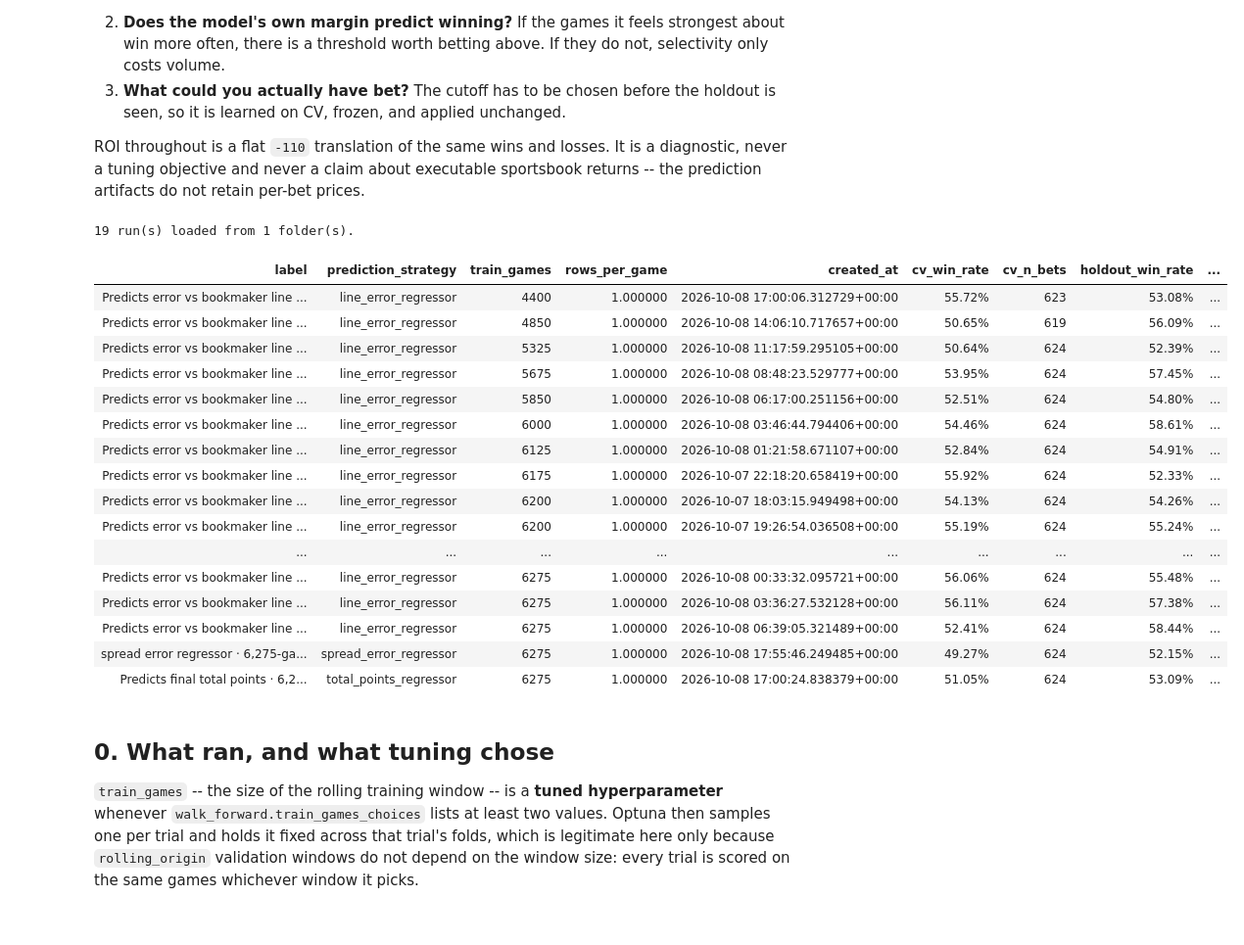
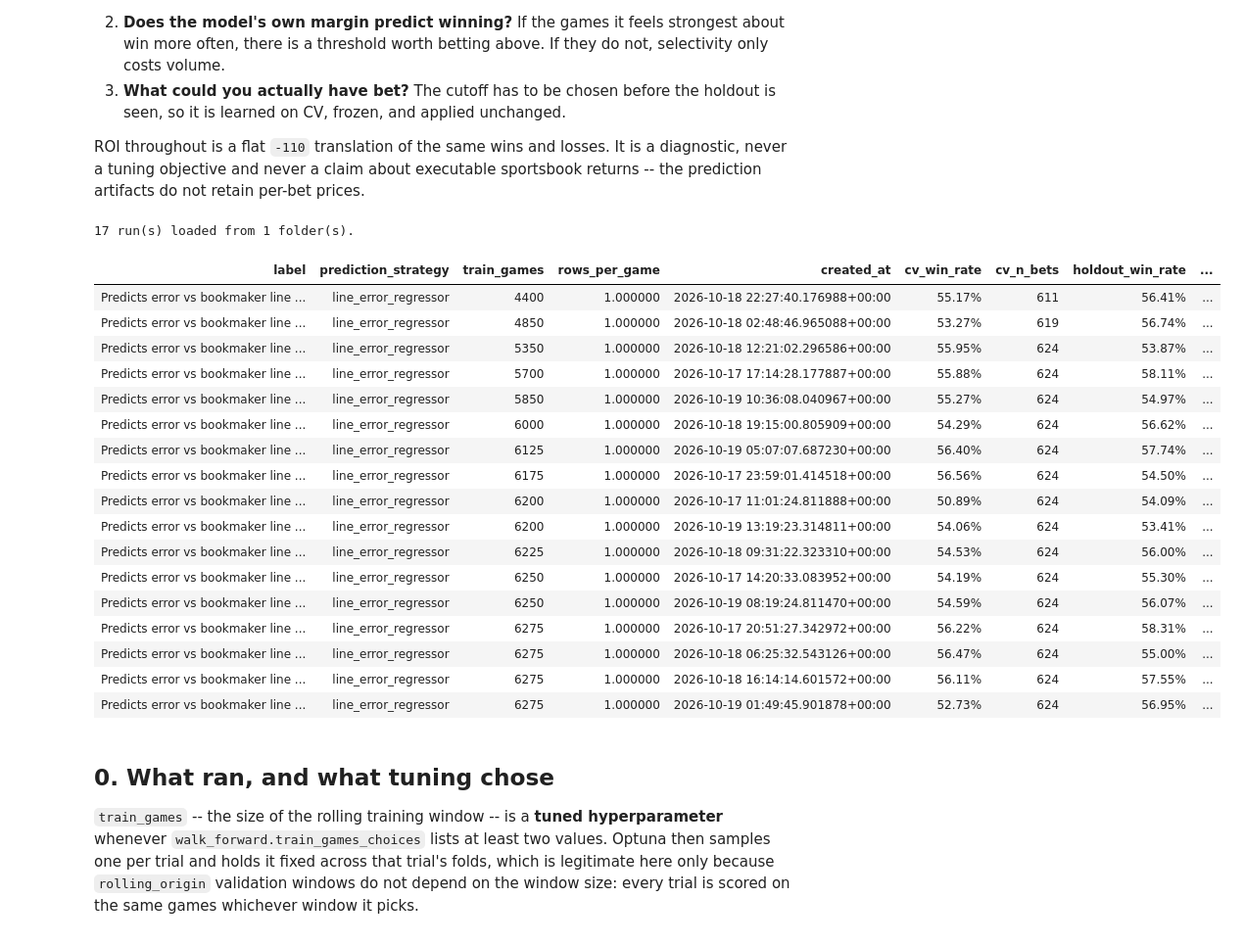
Before and after one commit to aalvarezvarela/Scorecast, a Jupyter notebook: experiments/notebooks/survey_experiments.ipynb, the cells around one changed output. Shown at 98% size. Cells and saved outputs as stored; diff of their text form; code cells hidden in the pictures.

```diff
--- a/experiments/notebooks/survey_experiments.ipynb
+++ b/experiments/notebooks/survey_experiments.ipynb
@@ -58,7 +58,7 @@ SOURCES = ['experiments/history_depth_line_error_2_5_2026_09']
 SOURCES = ['closing_line_error_6x100_2_5_2026_09', 'closing_spread_6x100_2_5_2026_09' , 'closing_total_points_6x100_2_5_2026_09']
 SOURCES = ['promote_intermediate_line_error_2_5_2026_09']
 SOURCES = ['prod_rerun_2_5_2026_10', 'prod_replica_2_6_2026_10']
-SOURCES = ['prod_replica_2_6_2026_10']
+SOURCES = ['retrain_line_error_2_5_2026_10']
 
 for expr in SOURCES:
     if not expr.startswith('experiments/'):
@@ -119,50 +119,51 @@ predictions = loaders.load_prediction_cache(runs)
 # Scored here so the inventory already answers "how often did it pick the right
 # side?", and reused by section 1 rather than scoring every prediction twice.
 scoreboard = coverage.build_scoreboard(runs, predictions)
 # n_seeds / seed_roi_range come from seed_stability.csv and are 1 / NaN on a
 # single-seed run. They belong next to the win rates: seed_roi_range is the
 # spread of ONE config's own ROI across seeds, so any between-run gap smaller
 # than it is not a result. A run with no extra seeds simply has no error bar.
 inventory = runs[[
     'label', 'prediction_strategy', 'train_games', 'rows_per_game', 'created_at',
 
 ]].merge(
     scoreboard[[
         'label', 'cv_win_rate', 'cv_n_bets', 'holdout_win_rate', 'holdout_n_bets',
     ]],
     on='label', how='left',
 )
 
 print(f"{len(runs)} run(s) loaded from {runs['source_path'].nunique()} folder(s).")
 display(
     inventory.style.format({
         'cv_win_rate': '{:.2%}',
         'holdout_win_rate': '{:.2%}',
         'cv_n_bets': '{:,.0f}',
         'holdout_n_bets': '{:,.0f}',
         'n_seeds': '{:.0f}',
         'seed_roi_range': '{:.2%}',
     }, na_rep='—').hide(axis='index')
 )
 # %% [output]
-19 run(s) loaded from 1 folder(s).
+17 run(s) loaded from 1 folder(s).
 | label | prediction_strategy | train_games | rows_per_game | created_at | cv_win_rate | cv_n_bets | holdout_win_rate | ... |
-| Predicts error vs bookmaker line ... | line_error_regressor | 4400 | 1.000000 | 2026-10-08 17:00:06.312729+00:00 | 55.72% | 623 | 53.08% | ... |
-| Predicts error vs bookmaker line ... | line_error_regressor | 4850 | 1.000000 | 2026-10-08 14:06:10.717657+00:00 | 50.65% | 619 | 56.09% | ... |
-| Predicts error vs bookmaker line ... | line_error_regressor | 5325 | 1.000000 | 2026-10-08 11:17:59.295105+00:00 | 50.64% | 624 | 52.39% | ... |
-| Predicts error vs bookmaker line ... | line_error_regressor | 5675 | 1.000000 | 2026-10-08 08:48:23.529777+00:00 | 53.95% | 624 | 57.45% | ... |
-| Predicts error vs bookmaker line ... | line_error_regressor | 5850 | 1.000000 | 2026-10-08 06:17:00.251156+00:00 | 52.51% | 624 | 54.80% | ... |
-| Predicts error vs bookmaker line ... | line_error_regressor | 6000 | 1.000000 | 2026-10-08 03:46:44.794406+00:00 | 54.46% | 624 | 58.61% | ... |
-| Predicts error vs bookmaker line ... | line_error_regressor | 6125 | 1.000000 | 2026-10-08 01:21:58.671107+00:00 | 52.84% | 624 | 54.91% | ... |
-| Predicts error vs bookmaker line ... | line_error_regressor | 6175 | 1.000000 | 2026-10-07 22:18:20.658419+00:00 | 55.92% | 624 | 52.33% | ... |
-| Predicts error vs bookmaker line ... | line_error_regressor | 6200 | 1.000000 | 2026-10-07 18:03:15.949498+00:00 | 54.13% | 624 | 54.26% | ... |
-| Predicts error vs bookmaker line ... | line_error_regressor | 6200 | 1.000000 | 2026-10-07 19:26:54.036508+00:00 | 55.19% | 624 | 55.24% | ... |
-| ... | ... | ... | ... | ... | ... | ... | ... | ... |
-| Predicts error vs bookmaker line ... | line_error_regressor | 6275 | 1.000000 | 2026-10-08 00:33:32.095721+00:00 | 56.06% | 624 | 55.48% | ... |
-| Predicts error vs bookmaker line ... | line_error_regressor | 6275 | 1.000000 | 2026-10-08 03:36:27.532128+00:00 | 56.11% | 624 | 57.38% | ... |
-| Predicts error vs bookmaker line ... | line_error_regressor | 6275 | 1.000000 | 2026-10-08 06:39:05.321489+00:00 | 52.41% | 624 | 58.44% | ... |
-| spread error regressor · 6,275-ga... | spread_error_regressor | 6275 | 1.000000 | 2026-10-08 17:55:46.249485+00:00 | 49.27% | 624 | 52.15% | ... |
-| Predicts final total points · 6,2... | total_points_regressor | 6275 | 1.000000 | 2026-10-08 17:00:24.838379+00:00 | 51.05% | 624 | 53.09% | ... |
+| Predicts error vs bookmaker line ... | line_error_regressor | 4400 | 1.000000 | 2026-10-18 22:27:40.176988+00:00 | 55.17% | 611 | 56.41% | ... |
+| Predicts error vs bookmaker line ... | line_error_regressor | 4850 | 1.000000 | 2026-10-18 02:48:46.965088+00:00 | 53.27% | 619 | 56.74% | ... |
+| Predicts error vs bookmaker line ... | line_error_regressor | 5350 | 1.000000 | 2026-10-18 12:21:02.296586+00:00 | 55.95% | 624 | 53.87% | ... |
+| Predicts error vs bookmaker line ... | line_error_regressor | 5700 | 1.000000 | 2026-10-17 17:14:28.177887+00:00 | 55.88% | 624 | 58.11% | ... |
+| Predicts error vs bookmaker line ... | line_error_regressor | 5850 | 1.000000 | 2026-10-19 10:36:08.040967+00:00 | 55.27% | 624 | 54.97% | ... |
+| Predicts error vs bookmaker line ... | line_error_regressor | 6000 | 1.000000 | 2026-10-18 19:15:00.805909+00:00 | 54.29% | 624 | 56.62% | ... |
+| Predicts error vs bookmaker line ... | line_error_regressor | 6125 | 1.000000 | 2026-10-19 05:07:07.687230+00:00 | 56.40% | 624 | 57.74% | ... |
+| Predicts error vs bookmaker line ... | line_error_regressor | 6175 | 1.000000 | 2026-10-17 23:59:01.414518+00:00 | 56.56% | 624 | 54.50% | ... |
+| Predicts error vs bookmaker line ... | line_error_regressor | 6200 | 1.000000 | 2026-10-17 11:01:24.811888+00:00 | 50.89% | 624 | 54.09% | ... |
+| Predicts error vs bookmaker line ... | line_error_regressor | 6200 | 1.000000 | 2026-10-19 13:19:23.314811+00:00 | 54.06% | 624 | 53.41% | ... |
+| Predicts error vs bookmaker line ... | line_error_regressor | 6225 | 1.000000 | 2026-10-18 09:31:22.323310+00:00 | 54.53% | 624 | 56.00% | ... |
+| Predicts error vs bookmaker line ... | line_error_regressor | 6250 | 1.000000 | 2026-10-17 14:20:33.083952+00:00 | 54.19% | 624 | 55.30% | ... |
+| Predicts error vs bookmaker line ... | line_error_regressor | 6250 | 1.000000 | 2026-10-19 08:19:24.811470+00:00 | 54.59% | 624 | 56.07% | ... |
+| Predicts error vs bookmaker line ... | line_error_regressor | 6275 | 1.000000 | 2026-10-17 20:51:27.342972+00:00 | 56.22% | 624 | 58.31% | ... |
+| Predicts error vs bookmaker line ... | line_error_regressor | 6275 | 1.000000 | 2026-10-18 06:25:32.543126+00:00 | 56.47% | 624 | 55.00% | ... |
+| Predicts error vs bookmaker line ... | line_error_regressor | 6275 | 1.000000 | 2026-10-18 16:14:14.601572+00:00 | 56.11% | 624 | 57.55% | ... |
+| Predicts error vs bookmaker line ... | line_error_regressor | 6275 | 1.000000 | 2026-10-19 01:49:45.901878+00:00 | 52.73% | 624 | 56.95% | ... |
 # %% [markdown]
 ## 0. What ran, and what tuning chose
 
```
Also changed, not shown: parts of 10 cells of this notebook.
